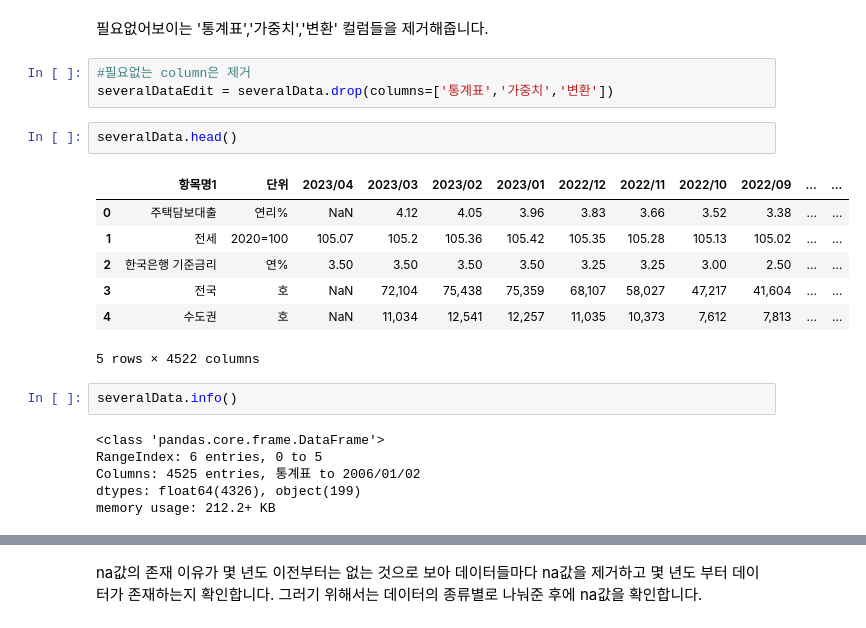
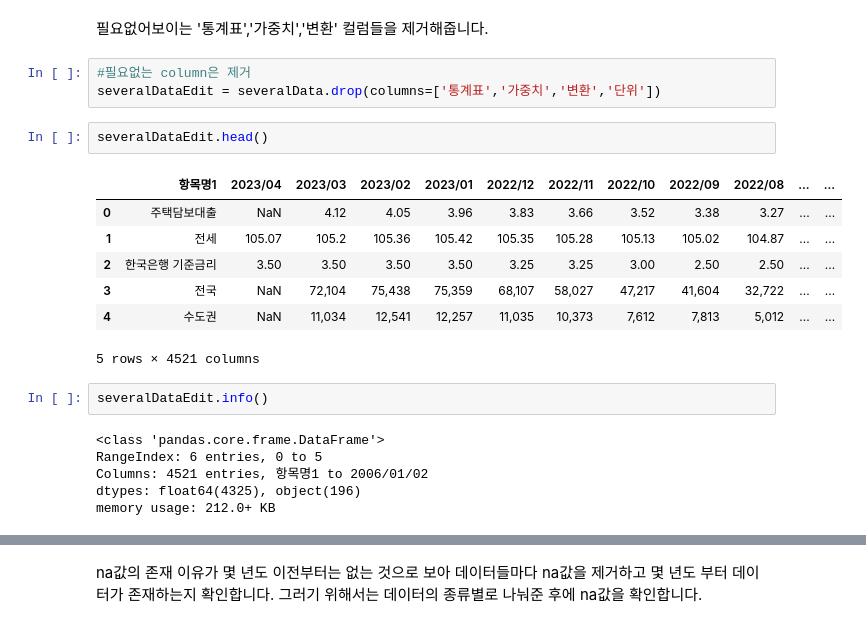
Before and after one commit to dongyoon9802/pythonAnalasys, a Jupyter notebook: pyhtonAnalysis.ipynb, the cells around one changed output, grey strips where cells are left out. Drawn from its saved outputs; the diff is of its cells as text.

```diff
--- a/pyhtonAnalysis.ipynb
+++ b/pyhtonAnalysis.ipynb
@@ -43,23 +43,23 @@ True
 필요없어보이는 '통계표','가중치','변환' 컬럼들을 제거해줍니다.
 # %%
 #필요없는 column은 제거
-severalDataEdit = severalData.drop(columns=['통계표','가중치','변환'])
+severalDataEdit = severalData.drop(columns=['통계표','가중치','변환','단위'])
 # %%
-severalData.head()
+severalDataEdit.head()
 # %% [output]
-|  | 항목명1 | 단위 | 2023/04 | 2023/03 | 2023/02 | 2023/01 | 2022/12 | 2022/11 | 2022/10 | 2022/09 | ... | ... |
-| 0 | 주택담보대출 | 연리% | NaN | 4.12 | 4.05 | 3.96 | 3.83 | 3.66 | 3.52 | 3.38 | ... | ... |
-| 1 | 전세 | 2020=100 | 105.07 | 105.2 | 105.36 | 105.42 | 105.35 | 105.28 | 105.13 | 105.02 | ... | ... |
-| 2 | 한국은행 기준금리 | 연% | 3.50 | 3.50 | 3.50 | 3.50 | 3.25 | 3.25 | 3.00 | 2.50 | ... | ... |
-| 3 | 전국 | 호 | NaN | 72,104 | 75,438 | 75,359 | 68,107 | 58,027 | 47,217 | 41,604 | ... | ... |
-| 4 | 수도권 | 호 | NaN | 11,034 | 12,541 | 12,257 | 11,035 | 10,373 | 7,612 | 7,813 | ... | ... |
+|  | 항목명1 | 2023/04 | 2023/03 | 2023/02 | 2023/01 | 2022/12 | 2022/11 | 2022/10 | 2022/09 | 2022/08 | ... | ... |
+| 0 | 주택담보대출 | NaN | 4.12 | 4.05 | 3.96 | 3.83 | 3.66 | 3.52 | 3.38 | 3.27 | ... | ... |
+| 1 | 전세 | 105.07 | 105.2 | 105.36 | 105.42 | 105.35 | 105.28 | 105.13 | 105.02 | 104.87 | ... | ... |
+| 2 | 한국은행 기준금리 | 3.50 | 3.50 | 3.50 | 3.50 | 3.25 | 3.25 | 3.00 | 2.50 | 2.50 | ... | ... |
+| 3 | 전국 | NaN | 72,104 | 75,438 | 75,359 | 68,107 | 58,027 | 47,217 | 41,604 | 32,722 | ... | ... |
+| 4 | 수도권 | NaN | 11,034 | 12,541 | 12,257 | 11,035 | 10,373 | 7,612 | 7,813 | 5,012 | ... | ... |
-5 rows × 4522 columns
+5 rows × 4521 columns
 # %%
-severalData.info()
+severalDataEdit.info()
 # %% [output]
 <class 'pandas.core.frame.DataFrame'>
 RangeIndex: 6 entries, 0 to 5
-Columns: 4525 entries, 통계표 to 2006/01/02
-dtypes: float64(4326), object(199)
-memory usage: 212.2+ KB
+Columns: 4521 entries, 항목명1 to 2006/01/02
+dtypes: float64(4325), object(196)
+memory usage: 212.0+ KB
 # %%
```
Also changed, not shown: parts of 23 cells of this notebook.
